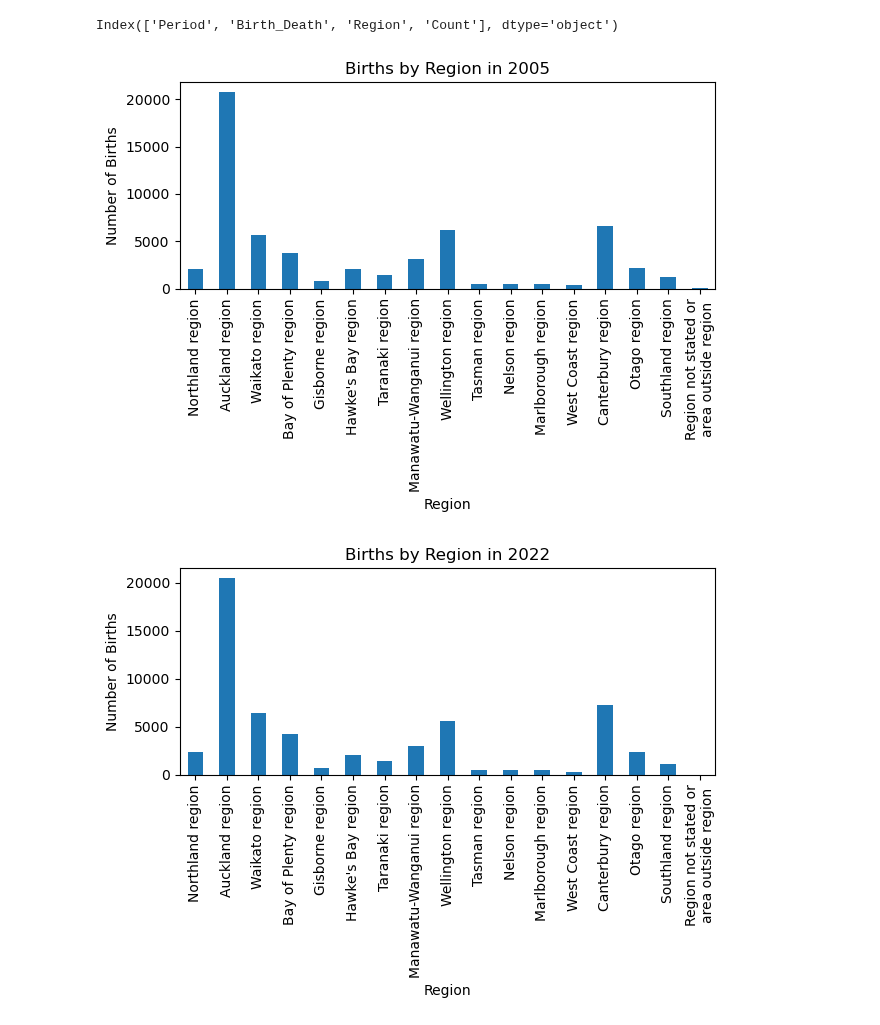
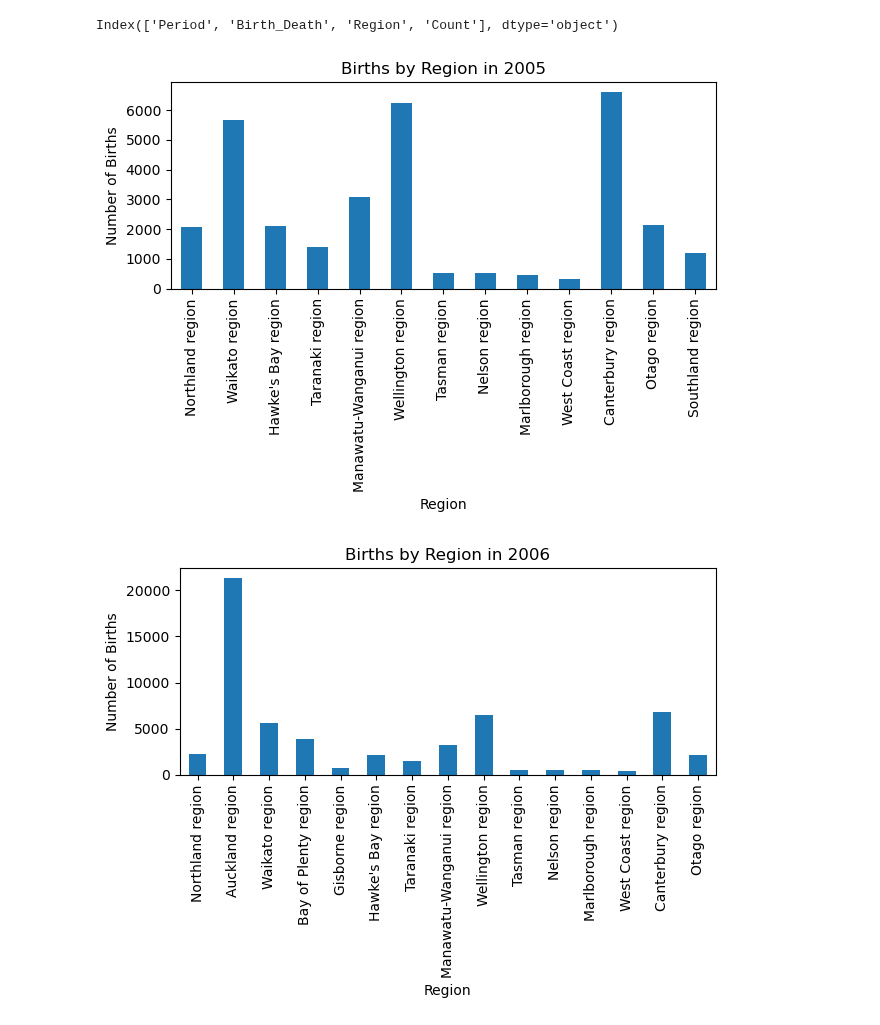
Before and after one commit to Gervig/Business-Intelligence, a Jupyter notebook: MP1/csvData.ipynb, the cells around one changed output. Drawn from its saved outputs; the diff is of its cells as text; code cells hidden in the pictures.

Commit message:
Blank data
Trimmed and "added" blank data to the CSV data used. then added ways to drop the rows with blank data but still show the "clean" data.

```diff
--- a/MP1/csvData.ipynb
+++ b/MP1/csvData.ipynb
@@ -28,27 +28,24 @@ print(df.columns)
 # %% [output]
 Index(['Period', 'Birth_Death', 'Region', 'Count'], dtype='object')
 # %%
-# Choose one or more years from the dataset
-periods = [2005, 2022]  # add as many as you want
+# we "clean" our data by dropping the blank values we added manually to the dataset so it doesn't interfere with the "clean" data
+df_clean = df.dropna(subset=["Period", "Birth_Death", "Region", "Count"]).copy()
+df_clean["Count"] = pd.to_numeric(df_clean["Count"], errors="coerce")
 
-# Filter births for the given year(s)
-births_filtered = df[
-    (df["Birth_Death"] == "Births") &
-    (df["Period"].isin(periods))
-].copy()
+# we filter for births so we dont mix births and deaths. we also filter the total number of births so the graphs become more readable.
+births_filtered = df_clean[df_clean["Birth_Death"] == "Births"]
 
-# Remove "New Zealand" from the DataFrame. The total amount of biths in New Zealand makes the rest of the graph unreadable
 births_filtered = births_filtered[births_filtered["Region"] != "New Zealand"]
 
-# Uses a for loop to iterate through each year(period) to make seperate graphs, as to not melth them together
-for year in periods:
+# Here we plot the data for the two years in the dataset
+for year in [2005, 2006]:
     year_data = births_filtered[births_filtered["Period"] == year].set_index("Region")
     year_data["Count"].plot(kind="bar", legend=False)
     plt.title(f"Births by Region in {year}")
     plt.ylabel("Number of Births")
     plt.xlabel("Region")
     plt.tight_layout()
     plt.show()
 # %% [output]
-[figure, old version]
+[figure, new version]
-[figure, old version]
+[figure, new version]
```
Also changed, not shown: parts of 3 cells of this notebook, 2 other files.
